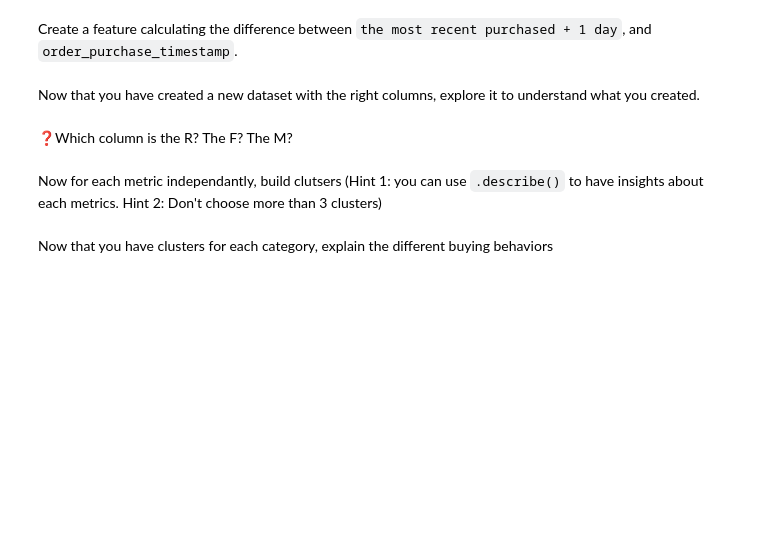
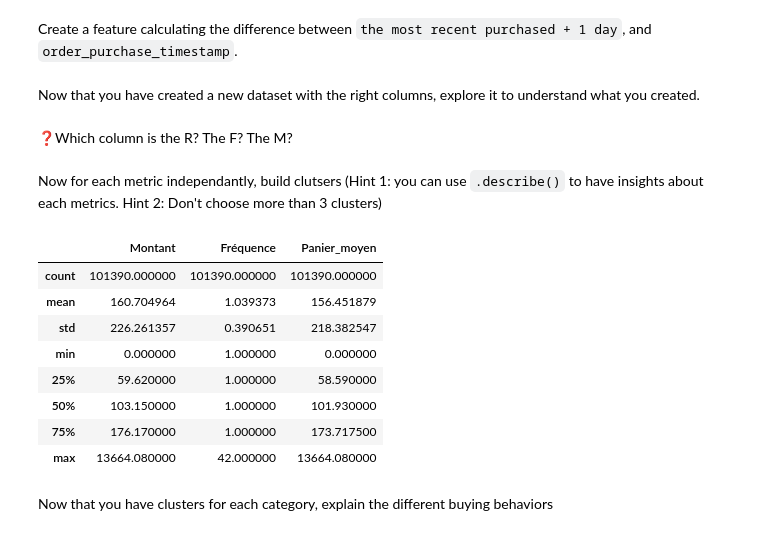
Before and after one commit to marianneSimplon/Analyse_clients_avec_agence_IA, a Jupyter notebook: ecommerce/01_Discovering_RFM_ecommerce.ipynb, the cells around one changed output. Saved outputs shown, nothing was run; the diff lists cells and outputs as text; code cells hidden in the pictures; blank space fills up the shorter version.

```diff
--- a/ecommerce/01_Discovering_RFM_ecommerce.ipynb
+++ b/ecommerce/01_Discovering_RFM_ecommerce.ipynb
@@ -85,5 +226,17 @@ Now that you have created a new dataset with the right columns, explore it to un
 ❓Which column is the R? The F? The M?
 # %% [markdown]
 Now for each metric independantly, build clutsers (Hint 1: you can use `.describe()` to have insights about each metrics. Hint 2: Don't choose more than 3 clusters)
+# %%
+df.describe()
+# %% [output]
+|  | Montant | Fréquence | Panier_moyen |
+| count | 101390.000000 | 101390.000000 | 101390.000000 |
+| mean | 160.704964 | 1.039373 | 156.451879 |
+| std | 226.261357 | 0.390651 | 218.382547 |
+| min | 0.000000 | 1.000000 | 0.000000 |
+| 25% | 59.620000 | 1.000000 | 58.590000 |
+| 50% | 103.150000 | 1.000000 | 101.930000 |
+| 75% | 176.170000 | 1.000000 | 173.717500 |
+| max | 13664.080000 | 42.000000 | 13664.080000 |
 # %% [markdown]
 Now that you have clusters for each category, explain the different buying behaviors
```
Also changed, not shown: parts of 39 cells of this notebook.
